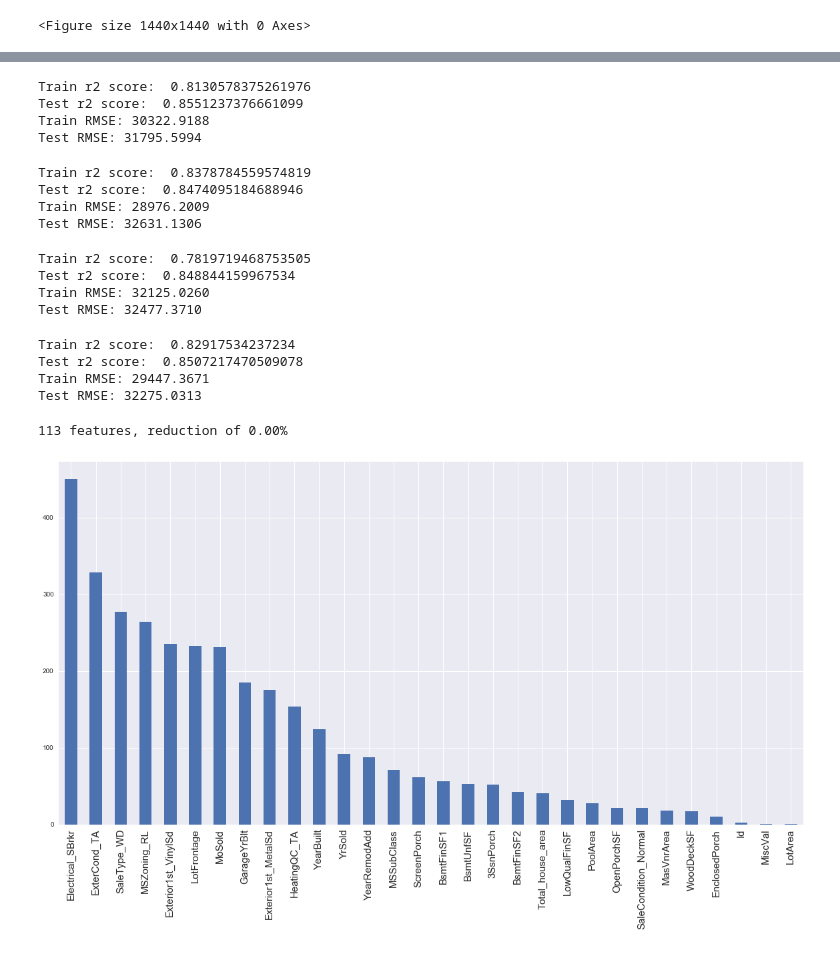
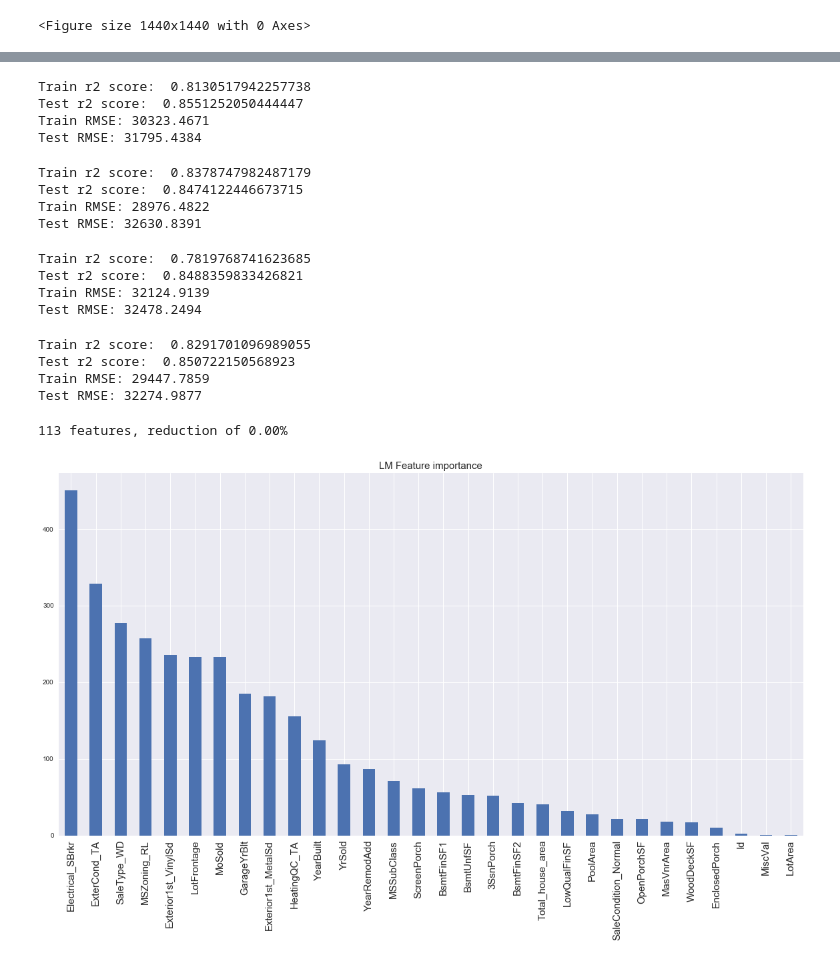
Before and after one commit to AMTORRES82/Udacity, a Jupyter notebook: Houses2.ipynb, the cells around one changed output, grey strips where cells are left out. Cells and saved outputs as stored; diff of their text form; code cells hidden in the pictures.

```diff
--- a/Houses2.ipynb
+++ b/Houses2.ipynb
@@ -21,0 +36,2 @@ train=pd.read_csv('train.csv',sep=',')
+# %%
+train.set_index(train['Id'],inplace=True,drop=True)
@@ -478,42 +524,43 @@ def model_eval(model):
 # %%
 model_eval(grid_ENet_result.best_estimator_)
 # %% [output]
-Train r2 score:  0.8130578375261976
-Test r2 score:  0.8551237376661099
-Train RMSE: 30322.9188
-Test RMSE: 31795.5994
+Train r2 score:  0.8130517942257738
+Test r2 score:  0.8551252050444447
+Train RMSE: 30323.4671
+Test RMSE: 31795.4384
 # %%
 model_eval(lm_model)
 # %% [output]
-Train r2 score:  0.8378784559574819
-Test r2 score:  0.8474095184688946
-Train RMSE: 28976.2009
-Test RMSE: 32631.1306
+Train r2 score:  0.8378747982487179
+Test r2 score:  0.8474122446673715
+Train RMSE: 28976.4822
+Test RMSE: 32630.8391
 # %%
 model_eval(grid_ridge_result.best_estimator_)
 # %% [output]
-Train r2 score:  0.7819719468753505
-Test r2 score:  0.848844159967534
-Train RMSE: 32125.0260
-Test RMSE: 32477.3710
+Train r2 score:  0.7819768741623685
+Test r2 score:  0.8488359833426821
+Train RMSE: 32124.9139
+Test RMSE: 32478.2494
 # %%
 model_eval(grid_lasso_result.best_estimator_)
 # %% [output]
-Train r2 score:  0.82917534237234
-Test r2 score:  0.8507217470509078
-Train RMSE: 29447.3671
-Test RMSE: 32275.0313
+Train r2 score:  0.8291701096989055
+Test r2 score:  0.850722150568923
+Train RMSE: 29447.7859
+Test RMSE: 32274.9877
 # %%
 #LM Feature importance
 feature_importance = pd.Series(index = X_train.columns, data = np.abs(lm_model.coef_))
 n_selected_features = (feature_importance>0).sum()
 print('{0:d} features, reduction of {1:2.2f}%'.format(
     n_selected_features,(1-n_selected_features/len(feature_importance))*100))
 feature_importance.sort_values(ascending=False).tail(30).plot(kind = 'bar', figsize = (20,10))
-plt.xticks(fontsize=15);
+plt.xticks(fontsize=15)
+plt.title('LM Feature importance',fontsize=15);
 # %% [output]
 113 features, reduction of 0.00%
-[figure, old version]
+[figure, new version]
 # %%
 #ELASTIC NET Feature importance
 feature_importance = pd.Series(index = X_train.columns, data = np.abs(grid_ENet_result.best_estimator_.coef_))
```
Also changed, not shown: parts of 18 cells of this notebook.
